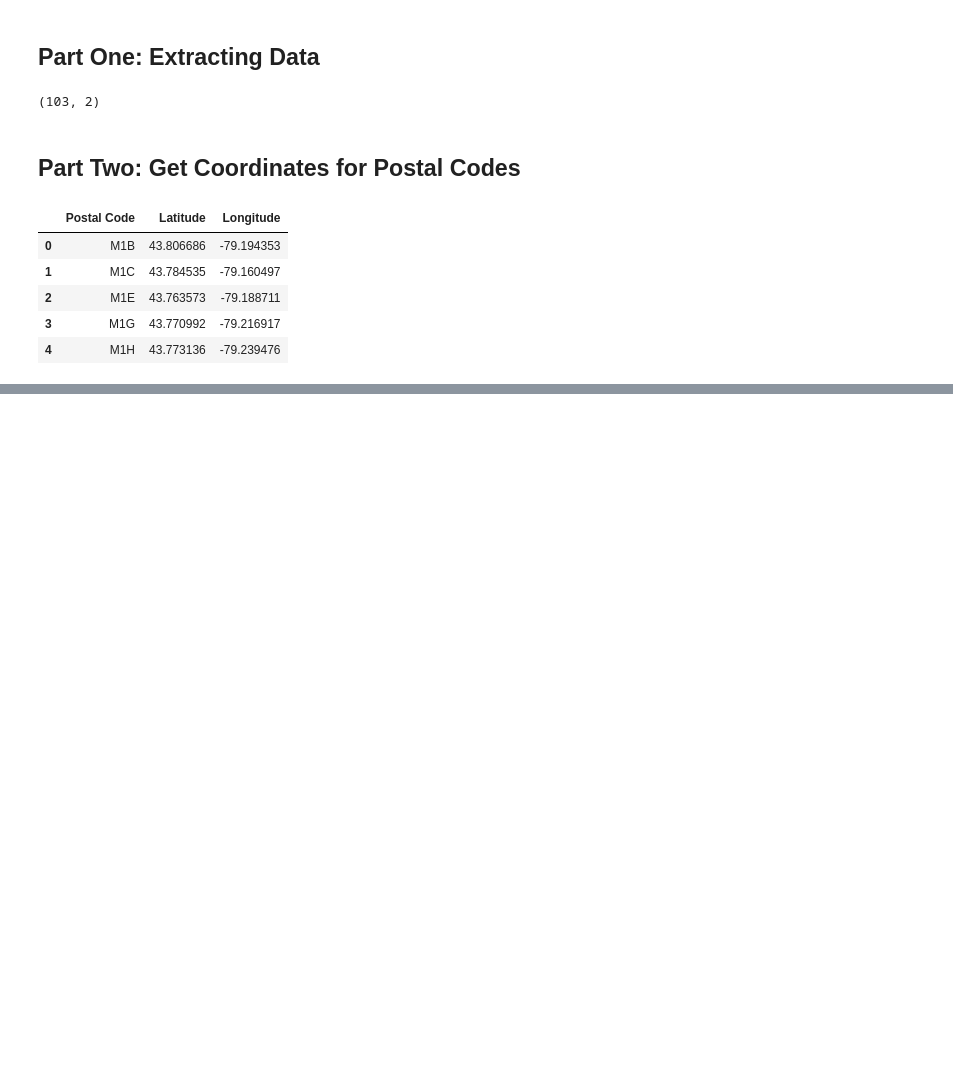
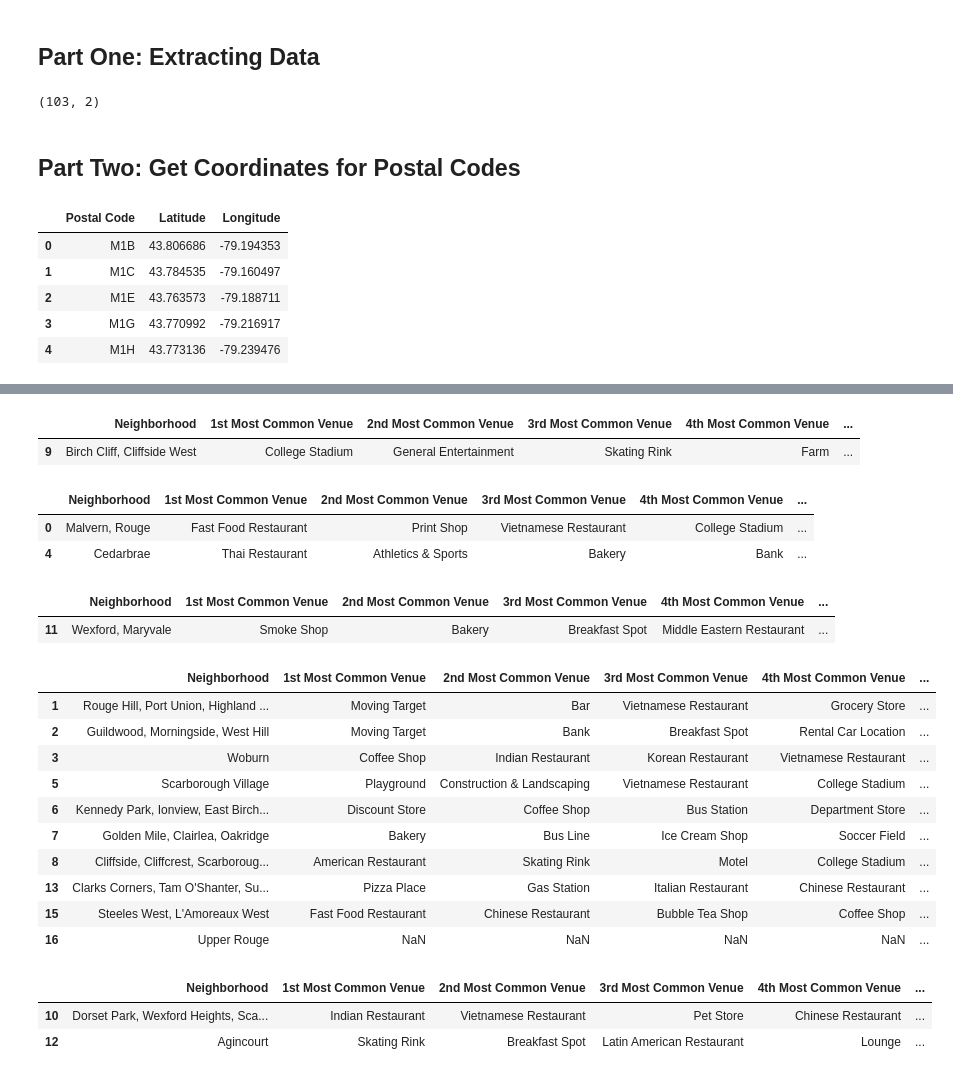
Before and after one commit to BarnabyCooper/Courser_Capstone, a Jupyter notebook: Coursera Capstone.ipynb, the cells around one changed output, grey strips where cells are left out. Cells and saved outputs as stored; diff of their text form; code cells hidden in the pictures; blank space fills up the shorter version.

```diff
--- a/Coursera Capstone.ipynb
+++ b/Coursera Capstone.ipynb
@@ -54,0 +477,37 @@ df1['Longitude']=geo_data['Longitude'].values
+# %%
+scarb_merged.loc[scarb_merged['Cluster Labels'] == 0, scarb_merged.columns[[1] + list(range(5, scarb_merged.shape[1]))]]
+# %% [output]
+|  | Neighborhood | 1st Most Common Venue | 2nd Most Common Venue | 3rd Most Common Venue | 4th Most Common Venue | ... |
+| 9 | Birch Cliff, Cliffside West | College Stadium | General Entertainment | Skating Rink | Farm | ... |
+# %%
+
+scarb_merged.loc[scarb_merged['Cluster Labels'] == 1, scarb_merged.columns[[1] + list(range(5, scarb_merged.shape[1]))]]
+# %% [output]
+|  | Neighborhood | 1st Most Common Venue | 2nd Most Common Venue | 3rd Most Common Venue | 4th Most Common Venue | ... |
+| 0 | Malvern, Rouge | Fast Food Restaurant | Print Shop | Vietnamese Restaurant | College Stadium | ... |
+| 4 | Cedarbrae | Thai Restaurant | Athletics & Sports | Bakery | Bank | ... |
+# %%
+scarb_merged.loc[scarb_merged['Cluster Labels'] == 2, scarb_merged.columns[[1] + list(range(5, scarb_merged.shape[1]))]]
+# %% [output]
+|  | Neighborhood | 1st Most Common Venue | 2nd Most Common Venue | 3rd Most Common Venue | 4th Most Common Venue | ... |
+| 11 | Wexford, Maryvale | Smoke Shop | Bakery | Breakfast Spot | Middle Eastern Restaurant | ... |
+# %%
+scarb_merged.loc[scarb_merged['Cluster Labels'] == 3, scarb_merged.columns[[1] + list(range(5, scarb_merged.shape[1]))]]
+# %% [output]
+|  | Neighborhood | 1st Most Common Venue | 2nd Most Common Venue | 3rd Most Common Venue | 4th Most Common Venue | ... |
+| 1 | Rouge Hill, Port Union, Highland ... | Moving Target | Bar | Vietnamese Restaurant | Grocery Store | ... |
+| 2 | Guildwood, Morningside, West Hill | Moving Target | Bank | Breakfast Spot | Rental Car Location | ... |
+| 3 | Woburn | Coffee Shop | Indian Restaurant | Korean Restaurant | Vietnamese Restaurant | ... |
+| 5 | Scarborough Village | Playground | Construction & Landscaping | Vietnamese Restaurant | College Stadium | ... |
+| 6 | Kennedy Park, Ionview, East Birch... | Discount Store | Coffee Shop | Bus Station | Department Store | ... |
+| 7 | Golden Mile, Clairlea, Oakridge | Bakery | Bus Line | Ice Cream Shop | Soccer Field | ... |
+| 8 | Cliffside, Cliffcrest, Scarboroug... | American Restaurant | Skating Rink | Motel | College Stadium | ... |
+| 13 | Clarks Corners, Tam O'Shanter, Su... | Pizza Place | Gas Station | Italian Restaurant | Chinese Restaurant | ... |
+| 15 | Steeles West, L'Amoreaux West | Fast Food Restaurant | Chinese Restaurant | Bubble Tea Shop | Coffee Shop | ... |
+| 16 | Upper Rouge | NaN | NaN | NaN | NaN | ... |
+# %%
+scarb_merged.loc[scarb_merged['Cluster Labels'] == 4, scarb_merged.columns[[1] + list(range(5, scarb_merged.shape[1]))]]
+# %% [output]
+|  | Neighborhood | 1st Most Common Venue | 2nd Most Common Venue | 3rd Most Common Venue | 4th Most Common Venue | ... |
+| 10 | Dorset Park, Wexford Heights, Sca... | Indian Restaurant | Vietnamese Restaurant | Pet Store | Chinese Restaurant | ... |
+| 12 | Agincourt | Skating Rink | Breakfast Spot | Latin American Restaurant | Lounge | ... |
```
Also changed, not shown: parts of 30 cells of this notebook.
